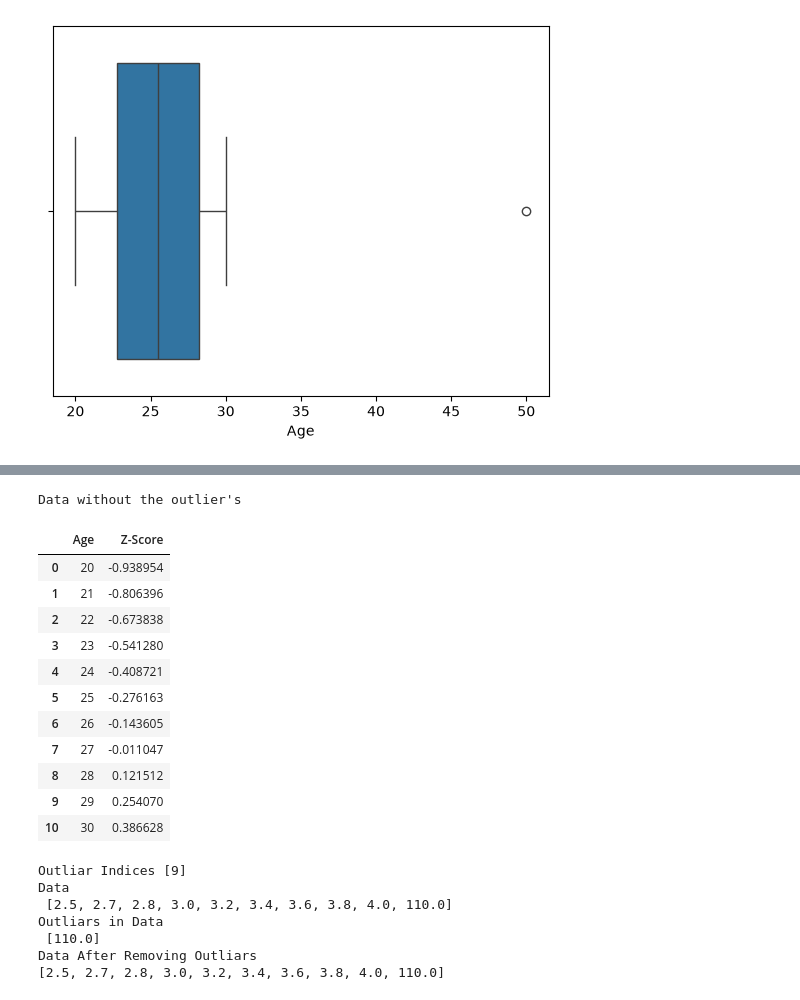
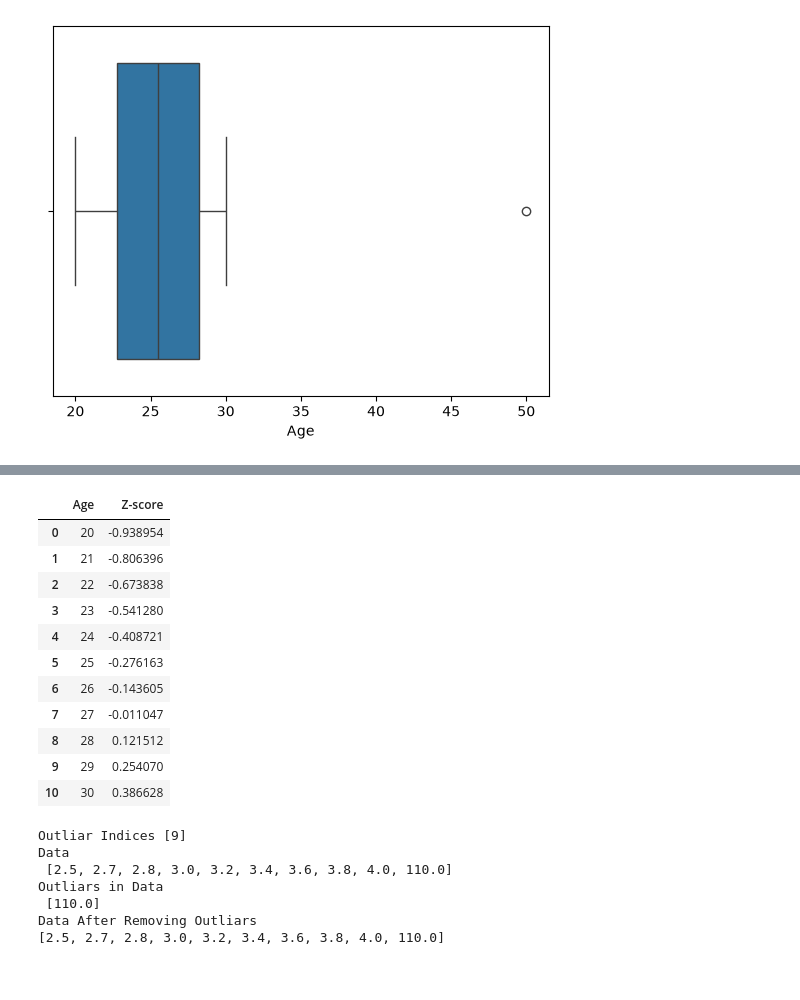
Before and after one commit to UsamaXNaeem528/Generative-Ai, a Jupyter notebook: 06_Week_10_Numpy_Pandas_Visulaization/i-Outliers.ipynb, the cells around one changed output, grey strips where cells are left out. Saved outputs shown, nothing was run; the diff lists cells and outputs as text; code cells hidden in the pictures.

```diff
--- a/06_Week_10_Numpy_Pandas_Visulaization/i-Outliers.ipynb
+++ b/06_Week_10_Numpy_Pandas_Visulaization/i-Outliers.ipynb
@@ -67,26 +67,20 @@ These are the Outliar in the data
 | 11 | 50 | 3.037793 |
-# %%
-# Step 5 :  Remove the outliar base on, if Z-Score threshold if Z-Score > 3
-
-data = data[data['Z-Score'] <= 3]
-
-print("Data without the outlier's")
-data
-# %% [output]
-Data without the outlier's
-|  | Age | Z-Score |
-| 0 | 20 | -0.938954 |
-| 1 | 21 | -0.806396 |
-| 2 | 22 | -0.673838 |
-| 3 | 23 | -0.541280 |
-| 4 | 24 | -0.408721 |
-| 5 | 25 | -0.276163 |
-| 6 | 26 | -0.143605 |
-| 7 | 27 | -0.011047 |
-| 8 | 28 | 0.121512 |
-| 9 | 29 | 0.254070 |
-| 10 | 30 | 0.386628 |
 # %%
-# What learned: This code example from step 1 to 5, show that how to remvoe the outliar in the data using
-# Z-score method
+# Step 5 : Remove the outliars from data base on the Z-Score Threshold greater than 3.
+# Contains such points their Z- score is less than 3.
+data = data[data['Z-score'] <= 3]
+data
+# %% [output]
+|  | Age | Z-score |
+| 0 | 20 | -0.938954 |
+| 1 | 21 | -0.806396 |
+| 2 | 22 | -0.673838 |
+| 3 | 23 | -0.541280 |
+| 4 | 24 | -0.408721 |
+| 5 | 25 | -0.276163 |
+| 6 | 26 | -0.143605 |
+| 7 | 27 | -0.011047 |
+| 8 | 28 | 0.121512 |
+| 9 | 29 | 0.254070 |
+| 10 | 30 | 0.386628 |
 # %%
```
Also changed, not shown: parts of 7 cells of this notebook, 3 other files.
